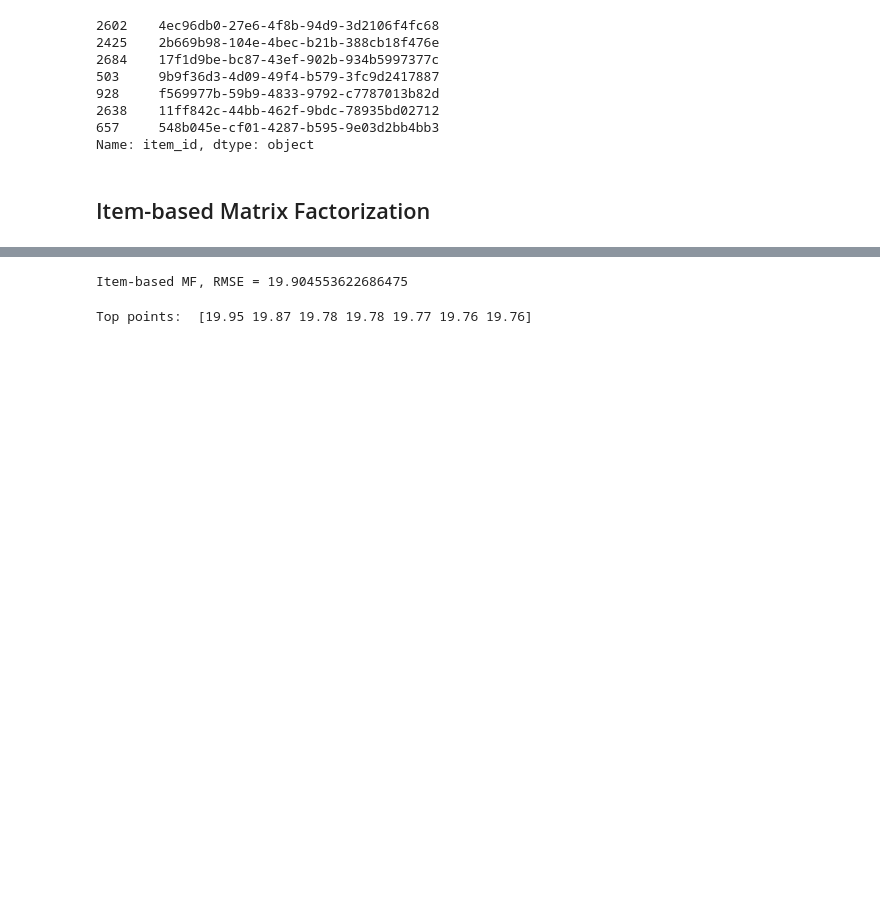
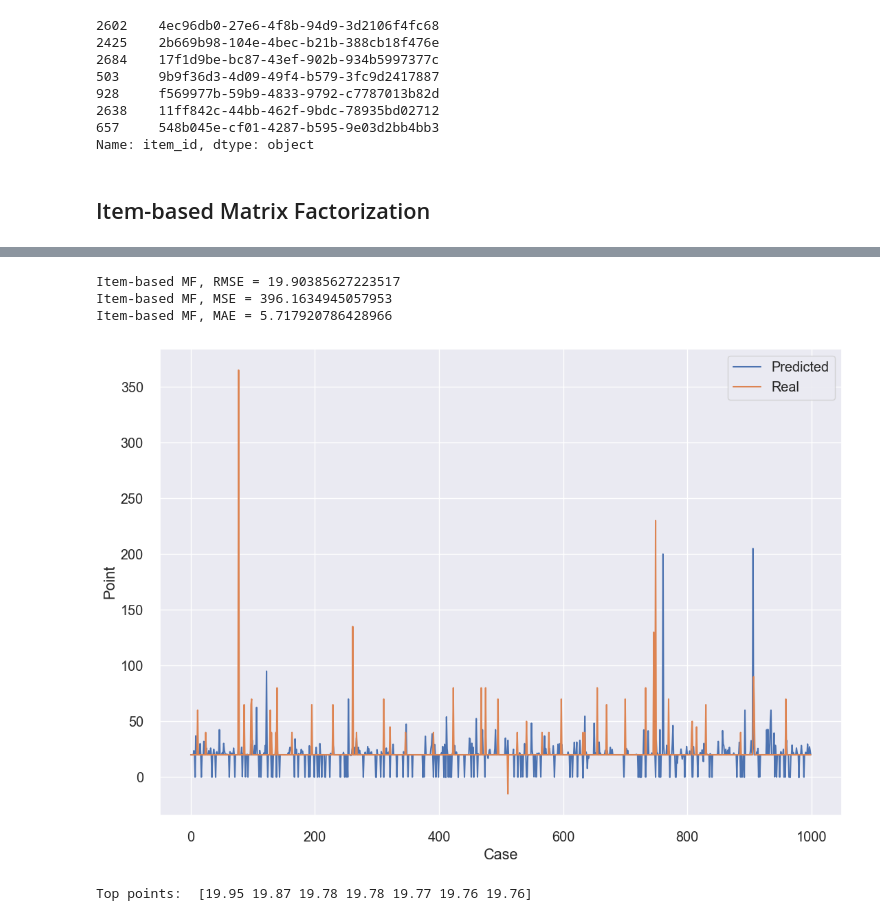
Before and after one commit to hunghuy201280/real-estate-recommendation, a Jupyter notebook: models/code.ipynb, the cells around one changed output, grey strips where cells are left out. Saved outputs shown, nothing was run; the diff lists cells and outputs as text; code cells hidden in the pictures; blank space fills up the shorter version.

```diff
--- a/models/code.ipynb
+++ b/models/code.ipynb
@@ -1025,7 +1022,7 @@ class MF(object):
             self.updateX()
             self.updateW()
             if (it + 1) % self.print_every == 0:
-                rmse_train = self.evaluate_RMSE(self.Y_raw_data)
+                rmse_train,mse,mae,_,__ = self.evaluate(self.Y_raw_data)
                 print ('iter =', it + 1, ', loss =', self.loss(), ', RMSE train =', rmse_train)
 
 
@@ -1057,15 +1054,20 @@ class MF(object):
 
         return predicted_ratings
 
-    def evaluate_RMSE(self, rate_test):
+    def evaluate(self, rate_test):
         n_tests = rate_test.shape[0]
         SE = 0 # squared error
+        pred_points=[]
+        real_points=[]
         for n in range(n_tests):
             pred = self.pred(rate_test[n, 0], rate_test[n, 1])
             SE += (pred - rate_test[n, 2])**2
-
+            pred_points.append(pred)
+            real_points.append(rate_test[n, 2])
         RMSE = np.sqrt(SE/n_tests)
-        return RMSE
+        MSE=SE/n_tests
+        MAE=mean_absolute_error(pred_points,real_points)
+        return RMSE,MSE,MAE, pred_points,real_points
 # %%
 def preprocess(raw_data,user_based=True):
     result=raw_data.copy()
@@ -1159,8 +1165,16 @@ iter = 10 , loss = 93.79428235646617 , RMSE train = 13.330695092767927
 # %%
-RMSE = rs_ib.evaluate_RMSE(rate_test_ib)
+RMSE,MSE,MAE,ib_mf_pred_points,ib_mf_real_points = rs_ib.evaluate(rate_test_ib)
 print ('Item-based MF, RMSE =', RMSE)
+print ('Item-based MF, MSE =', MSE)
+print ('Item-based MF, MAE =', MAE)
 # %% [output]
-Item-based MF, RMSE = 19.904553622686475
+Item-based MF, RMSE = 19.90385627223517
+Item-based MF, MSE = 396.1634945057953
+Item-based MF, MAE = 5.717920786428966
+# %%
+visualize_differences(pred_points=ib_mf_pred_points,real_points=ib_mf_real_points)
+# %% [output]
+[figure, added]
 # %%
 mf_get_top_items(rs,"006842a9-8da3-4e9a-9a23-68535983aee0")
 # %% [output]
```
Also changed, not shown: parts of 17 cells of this notebook.
